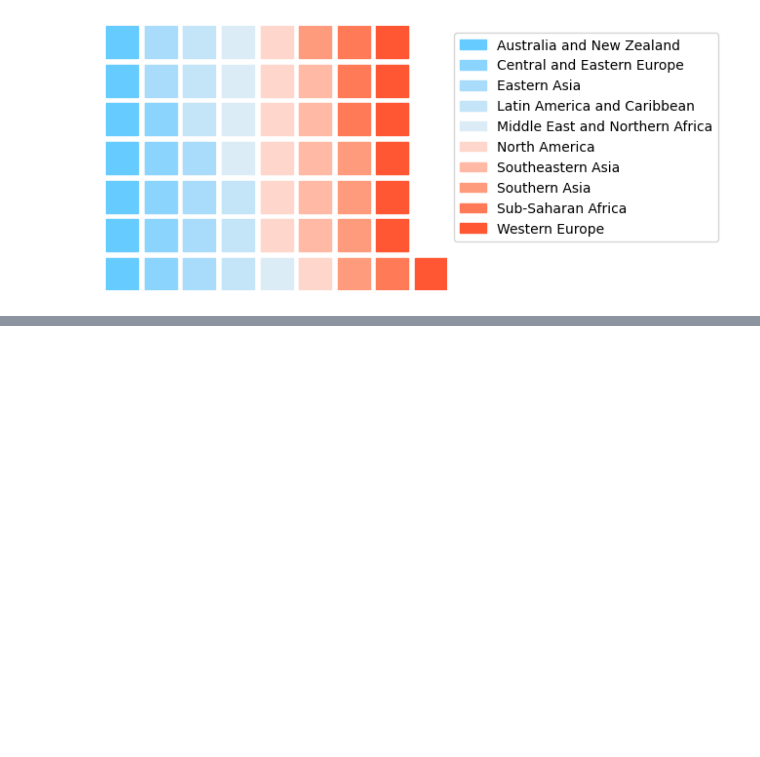
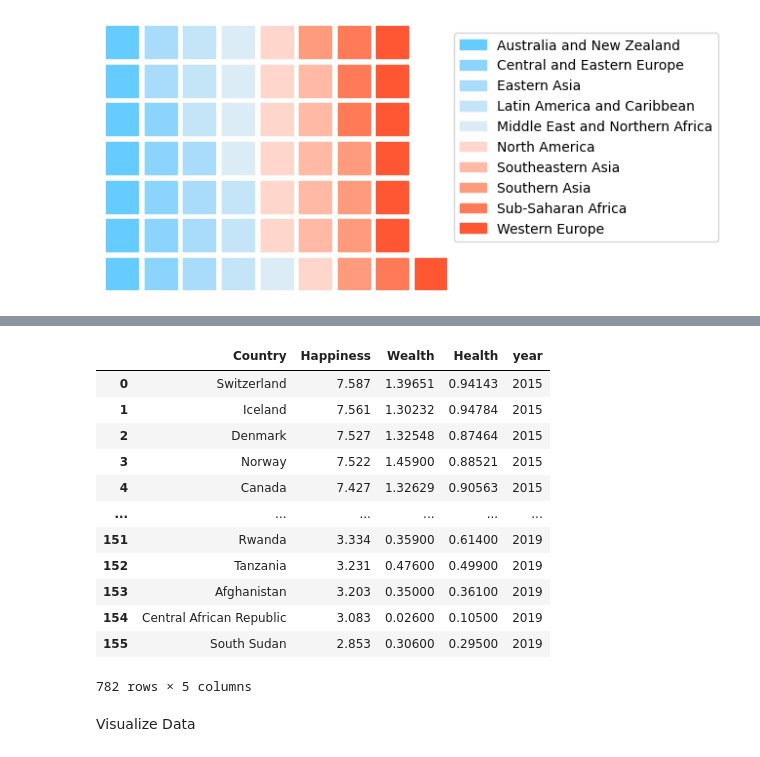
Before and after one commit to SirivellaAnjani/World-Happiness-Visualization, a Jupyter notebook: World_Happiness_Visualization.ipynb, the cells around one changed output, grey strips where cells are left out. Saved outputs shown, nothing was run; the diff lists cells and outputs as text; code cells hidden in the pictures; blank space fills up the shorter version.

```diff
--- a/World_Happiness_Visualization.ipynb
+++ b/World_Happiness_Visualization.ipynb
@@ -360,0 +394,11 @@ plt.show()
+# %%
+df_2015 = df_2015.rename(columns={"Happiness Score": "Happiness",
+                        "Economy (GDP per Capita)": "Wealth",
+                        "Health (Life Expectancy)": "Health"})
+df_2016 = df_2016.rename(columns={"Happiness Score": "Happiness",
+                        "Economy (GDP per Capita)": "Wealth",
+                        "Health (Life Expectancy)": "Health"})
+
+df_2015 = df_2015[['Country','Happiness', 'Wealth', 'Health','year']]
+df_2016 = df_2016[['Country','Happiness', 'Wealth', 'Health','year']]
+df_2016.head()
@@ -360,0 +412,20 @@ plt.show()
+# %%
+list(df_2017.columns)
+df_2017 = df_2017.rename(columns={"Happiness.Score": "Happiness",
+                        "Economy..GDP.per.Capita.": "Wealth",
+                        "Health..Life.Expectancy.": "Health"})
+
+df_2017 = df_2017[['Country','Happiness','Wealth','Health','year']]
+# %%
+list(df_2018.columns)
+df_2018 = df_2018.rename(columns={"Country or region": "Country",
+                        "Score": "Happiness",
+                        "GDP per capita": "Wealth",
+                        "Healthy life expectancy": "Health"})
+df_2019 = df_2019.rename(columns={"Country or region": "Country",
+                        "Score": "Happiness",
+                        "GDP per capita": "Wealth",
+                        "Healthy life expectancy": "Health"})
+
+df_2018 = df_2018[['Country','Happiness','Wealth','Health','year']]
+df_2019 = df_2019[['Country','Happiness','Wealth','Health','year']]
@@ -360,0 +443,21 @@ plt.show()
+# %%
+result = pd.concat([df_2015, df_2016, df_2017, df_2018, df_2019], axis=0, join="inner")
+#df_2015.join(df_2016, lsuffix='_2015', rsuffix='_2016')
+# %%
+result
+# %% [output]
+|  | Country | Happiness | Wealth | Health | year |
+| 0 | Switzerland | 7.587 | 1.39651 | 0.94143 | 2015 |
+| 1 | Iceland | 7.561 | 1.30232 | 0.94784 | 2015 |
+| 2 | Denmark | 7.527 | 1.32548 | 0.87464 | 2015 |
+| 3 | Norway | 7.522 | 1.45900 | 0.88521 | 2015 |
+| 4 | Canada | 7.427 | 1.32629 | 0.90563 | 2015 |
+| ... | ... | ... | ... | ... | ... |
+| 151 | Rwanda | 3.334 | 0.35900 | 0.61400 | 2019 |
+| 152 | Tanzania | 3.231 | 0.47600 | 0.49900 | 2019 |
+| 153 | Afghanistan | 3.203 | 0.35000 | 0.36100 | 2019 |
+| 154 | Central African Republic | 3.083 | 0.02600 | 0.10500 | 2019 |
+| 155 | South Sudan | 2.853 | 0.30600 | 0.29500 | 2019 |
+782 rows × 5 columns
+# %% [markdown]
+Visualize Data
```
Also changed, not shown: parts of 10 cells of this notebook.
